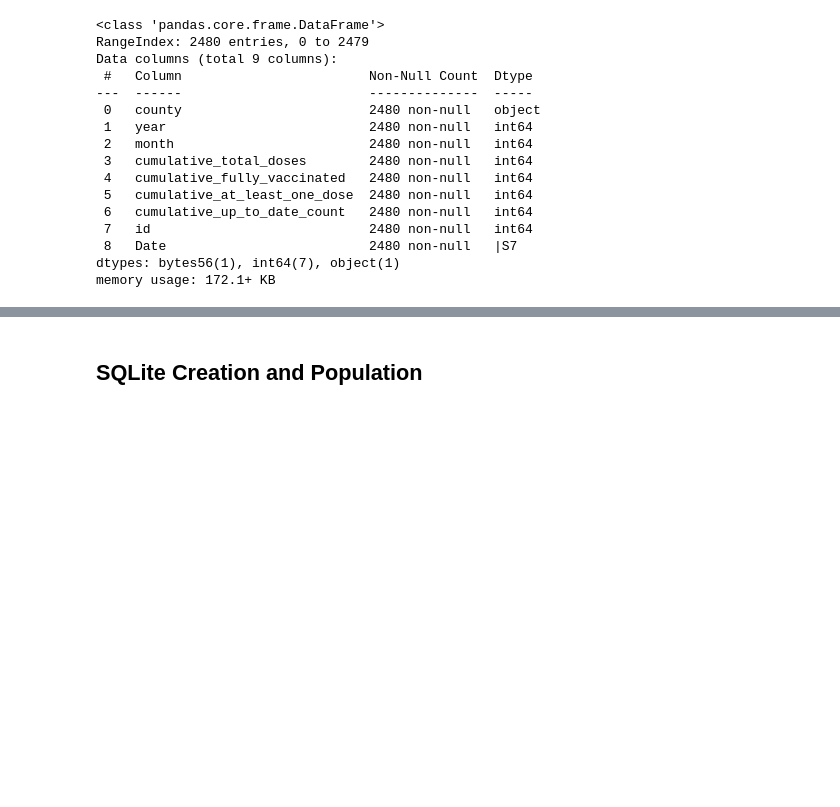
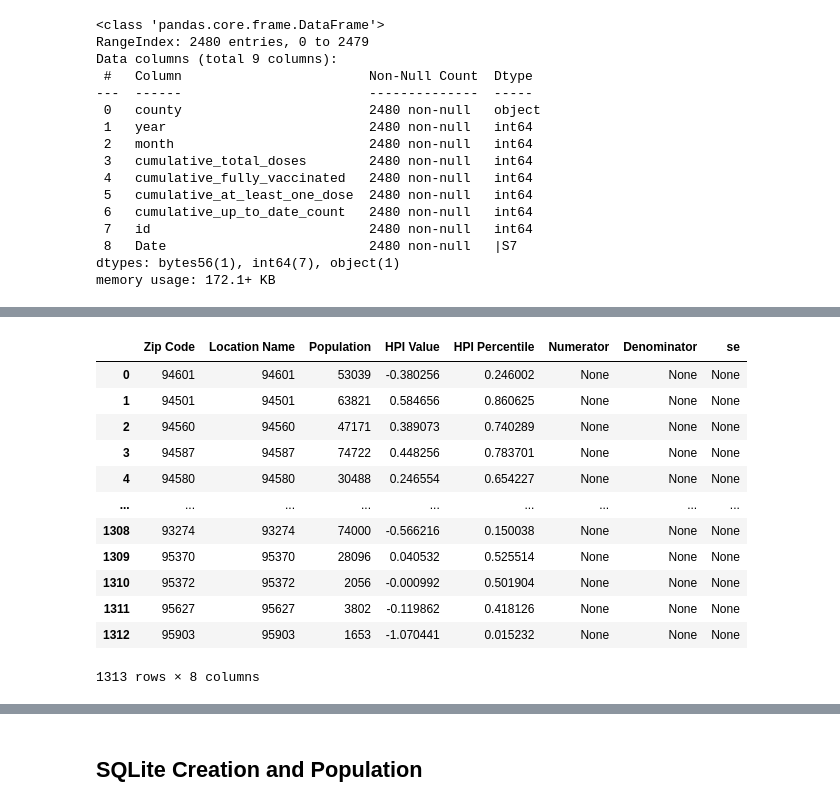
Before and after one commit to Nicole-Ham/Project-3-Covid, a Jupyter notebook: python/Data_Cleaning.ipynb, the cells around one changed output, grey strips where cells are left out. Saved outputs shown, nothing was run; the diff lists cells and outputs as text; code cells hidden in the pictures; blank space fills up the shorter version.

```diff
--- a/python/Data_Cleaning.ipynb
+++ b/python/Data_Cleaning.ipynb
@@ -495,0 +615,31 @@ clean_complete_vaccine.to_json('../Data/VaccineComplete.json')
+# %%
+column_name_mapping = {
+    'geoid': 'Zip Code',
+    'name': 'Location Name',
+    'population': 'Population',
+    'value': 'HPI Value',
+    'percentile': 'HPI Percentile',
+    'numerator': 'Numerator',
+    'denominator': 'Denominator'
+}
+
+# Rename the columns using the dictionary
+hpi_df.rename(columns=column_name_mapping, inplace=True)
+# %%
+# Change to float
+hpi_df['HPI Value'] = hpi_df['HPI Value'].astype(float)
+hpi_df
+# %% [output]
+|  | Zip Code | Location Name | Population | HPI Value | HPI Percentile | Numerator | Denominator | se |
+| 0 | 94601 | 94601 | 53039 | -0.380256 | 0.246002 | None | None | None |
+| 1 | 94501 | 94501 | 63821 | 0.584656 | 0.860625 | None | None | None |
+| 2 | 94560 | 94560 | 47171 | 0.389073 | 0.740289 | None | None | None |
+| 3 | 94587 | 94587 | 74722 | 0.448256 | 0.783701 | None | None | None |
+| 4 | 94580 | 94580 | 30488 | 0.246554 | 0.654227 | None | None | None |
+| ... | ... | ... | ... | ... | ... | ... | ... | ... |
+| 1308 | 93274 | 93274 | 74000 | -0.566216 | 0.150038 | None | None | None |
+| 1309 | 95370 | 95370 | 28096 | 0.040532 | 0.525514 | None | None | None |
+| 1310 | 95372 | 95372 | 2056 | -0.000992 | 0.501904 | None | None | None |
+| 1311 | 95627 | 95627 | 3802 | -0.119862 | 0.418126 | None | None | None |
+| 1312 | 95903 | 95903 | 1653 | -1.070441 | 0.015232 | None | None | None |
+1313 rows × 8 columns
```
Also changed, not shown: parts of 36 cells of this notebook, 8 other files.
